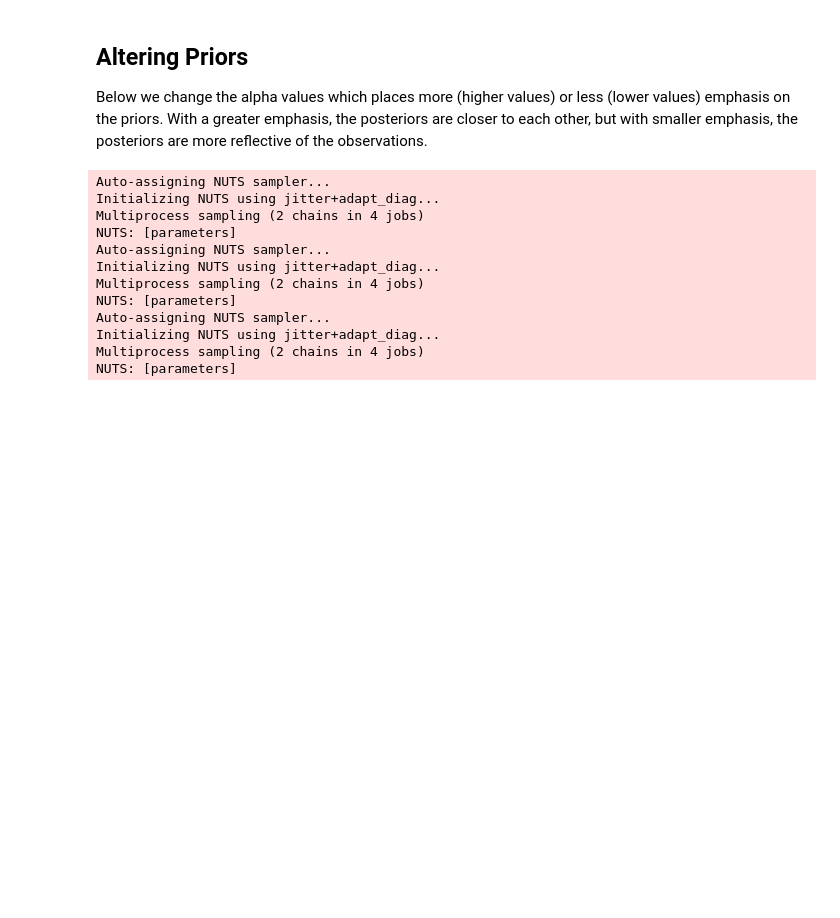
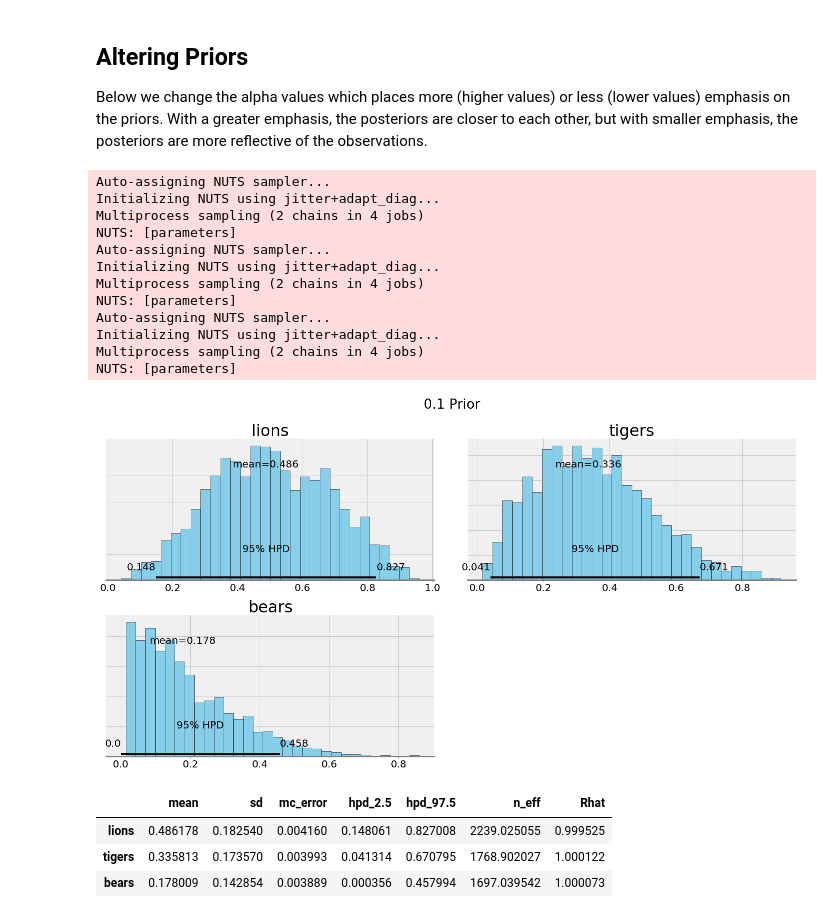
Before and after one commit to WillKoehrsen/probabilistic-programming, a Jupyter notebook: Allen Downey Problem.ipynb, the cells around one changed output. Cells and saved outputs as stored; diff of their text form; code cells hidden in the pictures; blank space fills up the shorter version.

```diff
--- a/Allen Downey Problem.ipynb
+++ b/Allen Downey Problem.ipynb
@@ -471,3 +471,26 @@ Auto-assigning NUTS sampler...
 Initializing NUTS using jitter+adapt_diag...
 Multiprocess sampling (2 chains in 4 jobs)
 NUTS: [parameters]
+# %%
+prior = '0.1'
+trace = trace_dict[prior]
+
+ax = pm.plot_posterior(trace, varnames = ['parameters'],
+                       figsize = (20, 10), edgecolor = 'k');
+
+plt.rcParams['font.size'] = 22
+for i, a in enumerate(animals):
+    ax[i].set_title(a);
+
+plt.suptitle(f'{prior} Prior', y = 1.05);
+# %% [output]
+[figure, added]
+# %%
+summary = pm.summary(trace)
+summary.index = animals
+summary
+# %% [output]
+|  | mean | sd | mc_error | hpd_2.5 | hpd_97.5 | n_eff | Rhat |
+| lions | 0.486178 | 0.182540 | 0.004160 | 0.148061 | 0.827008 | 2239.025055 | 0.999525 |
+| tigers | 0.335813 | 0.173570 | 0.003993 | 0.041314 | 0.670795 | 1768.902027 | 1.000122 |
+| bears | 0.178009 | 0.142854 | 0.003889 | 0.000356 | 0.457994 | 1697.039542 | 1.000073 |
```
Also changed, not shown: parts of 23 cells of this notebook.
